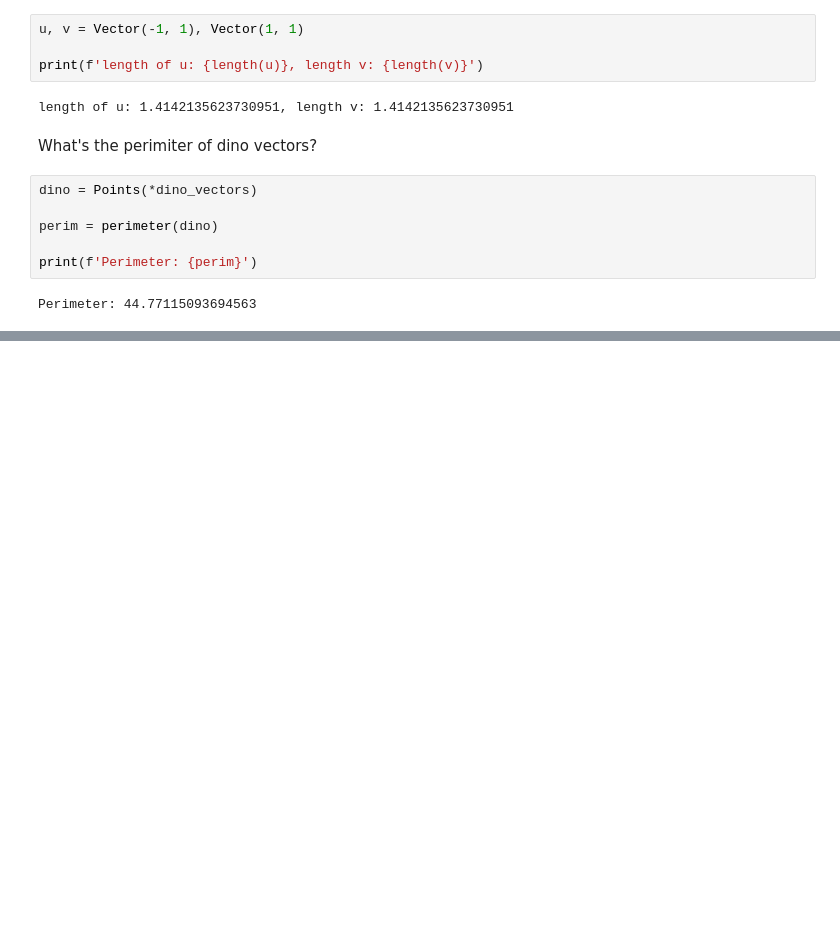
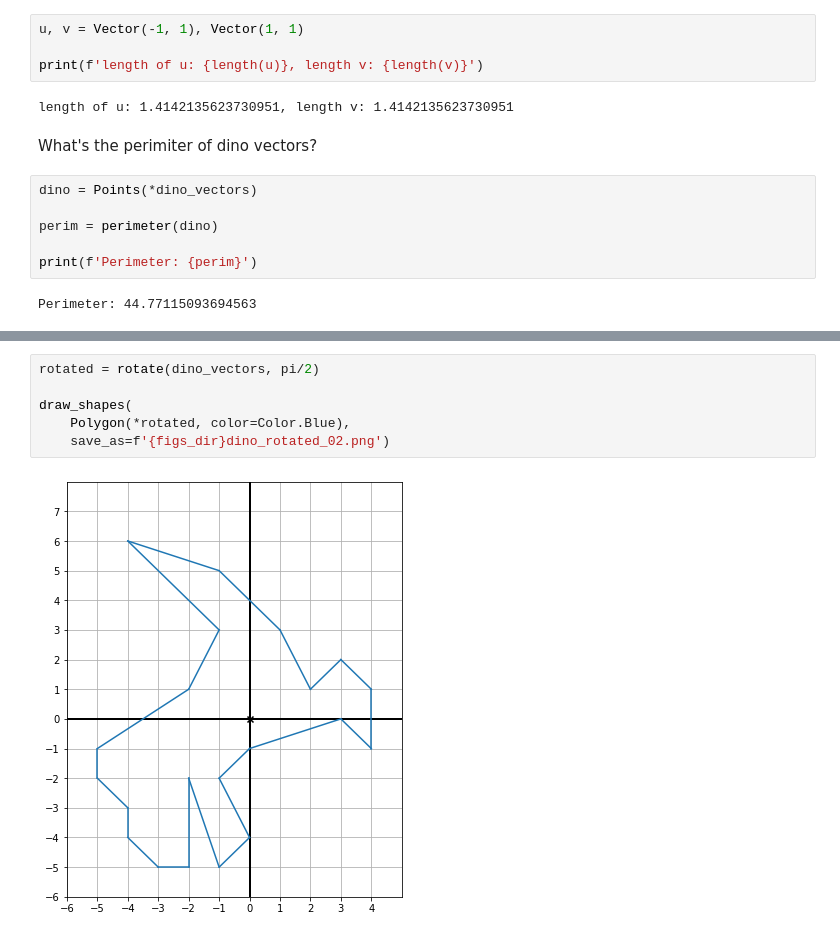
Before and after one commit to bmoretz/Quantitative-Development, a Jupyter notebook: notebooks/simple_vectors.ipynb, the cells around one changed output, grey strips where cells are left out. Saved outputs shown, nothing was run; the diff lists cells and outputs as text; blank space fills up the shorter version.

```diff
--- a/notebooks/simple_vectors.ipynb
+++ b/notebooks/simple_vectors.ipynb
@@ -168,0 +260,8 @@ Perimeter: 44.77115093694563
+# %%
+rotated = rotate(dino_vectors, pi/2)
+
+draw_shapes(
+    Polygon(*rotated, color=Color.Blue),
+    save_as=f'{figs_dir}dino_rotated_02.png')
+# %% [output]
+[figure, added]
```
Also changed, not shown: parts of 12 cells of this notebook, 10 other files.
